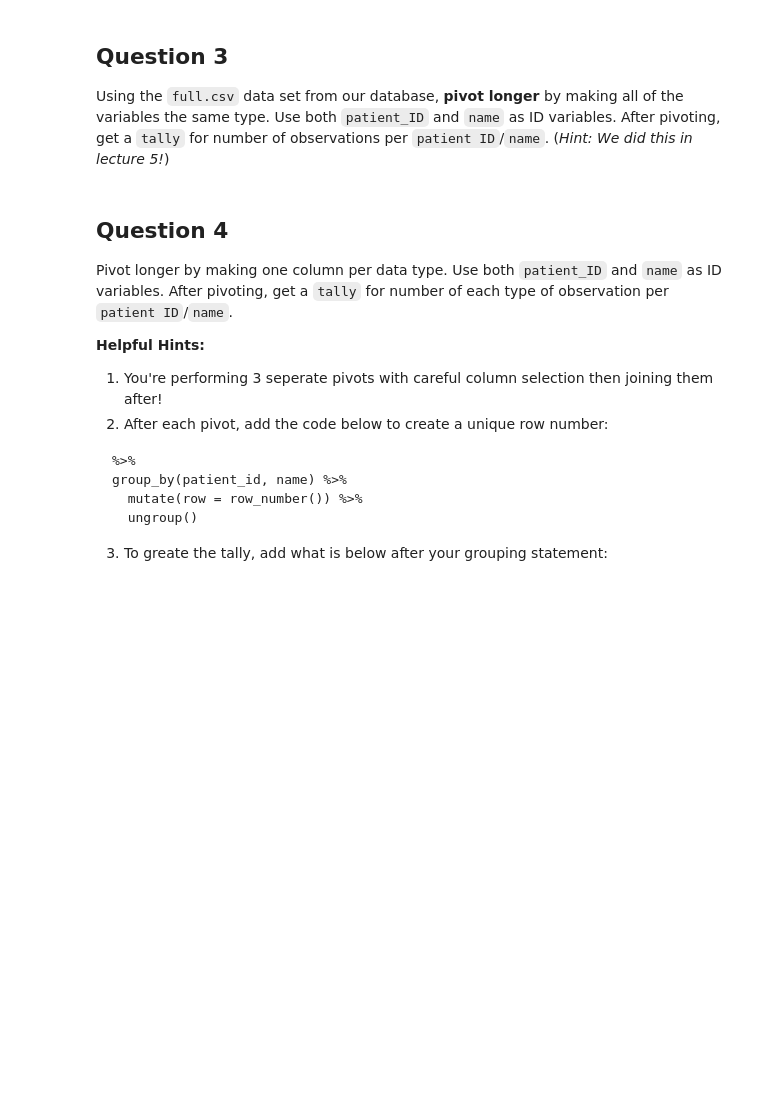
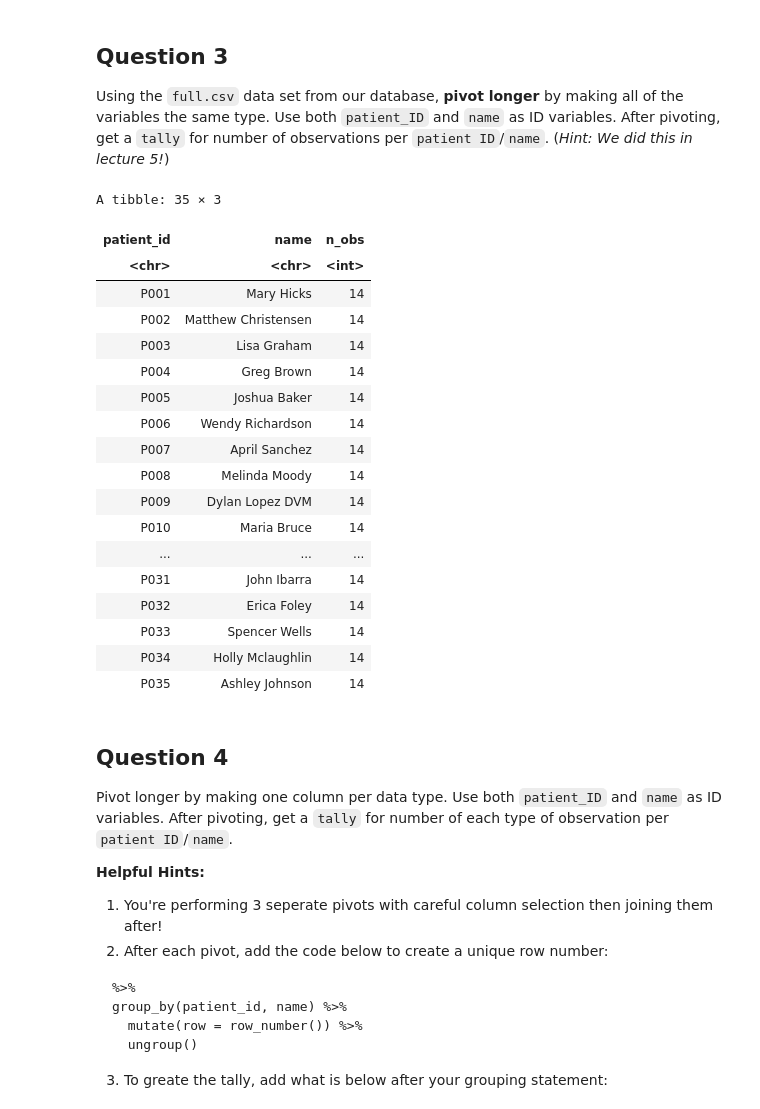
Before and after one commit to AlexisBryant-25/BIOS______512, a Jupyter notebook: Homework04/MyHW/BIOS512_HW4_Alexis.ipynb, the cells around one changed output. Saved outputs shown, nothing was run; the diff lists cells and outputs as text; code cells hidden in the pictures; blank space fills up the shorter version.

```diff
--- a/Homework04/MyHW/BIOS512_HW4_Alexis.ipynb
+++ b/Homework04/MyHW/BIOS512_HW4_Alexis.ipynb
@@ -117,6 +167,36 @@ b) Check out the columns and their variable types using one of R's tibble summar
 # %% [markdown]
 ## Question 3
 Using the `full.csv` data set from our database, **pivot longer** by making all of the variables the same type. Use both `patient_ID` and `name` as ID variables. After pivoting, get a `tally` for number of observations per `patient ID`/`name`. (*Hint: We did this in lecture 5!*)
+# %%
+library(tidyverse)
+
+full_long <- full %>% pivot_longer(
+    cols = -c(patient_id, name),
+    names_to = "variable",
+    values_to = "value",
+    values_transform = list(value = as.character)
+    )
+full_long %>% group_by(patient_id, name) %>% summarise(n_obs = n(), .groups = "drop")
+# %% [output]
+A tibble: 35 × 3
+| patient_id | name | n_obs |
+| <chr> | <chr> | <int> |
+| P001 | Mary Hicks | 14 |
+| P002 | Matthew Christensen | 14 |
+| P003 | Lisa Graham | 14 |
+| P004 | Greg Brown | 14 |
+| P005 | Joshua Baker | 14 |
+| P006 | Wendy Richardson | 14 |
+| P007 | April Sanchez | 14 |
+| P008 | Melinda Moody | 14 |
+| P009 | Dylan Lopez DVM | 14 |
+| P010 | Maria Bruce | 14 |
+| ... | ... | ... |
+| P031 | John Ibarra | 14 |
+| P032 | Erica Foley | 14 |
+| P033 | Spencer Wells | 14 |
+| P034 | Holly Mclaughlin | 14 |
+| P035 | Ashley Johnson | 14 |
 # %% [markdown]
 ## Question 4
 Pivot longer by making one column per data type. Use both `patient_ID` and `name` as ID variables. After pivoting, get a `tally` for number of each type of observation per `patient ID`/`name`.
```
Also changed, not shown: parts of 9 cells of this notebook, 5 other files.
